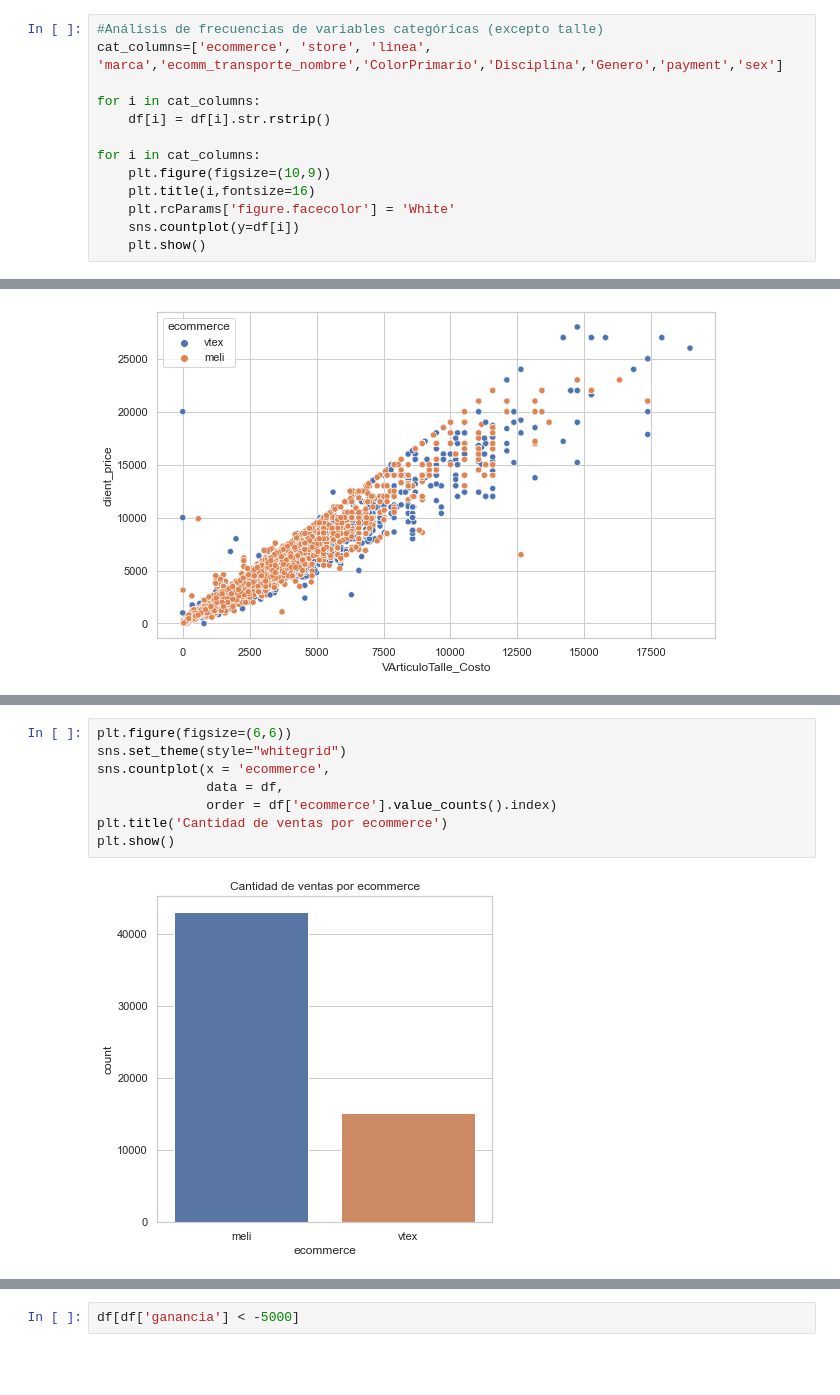
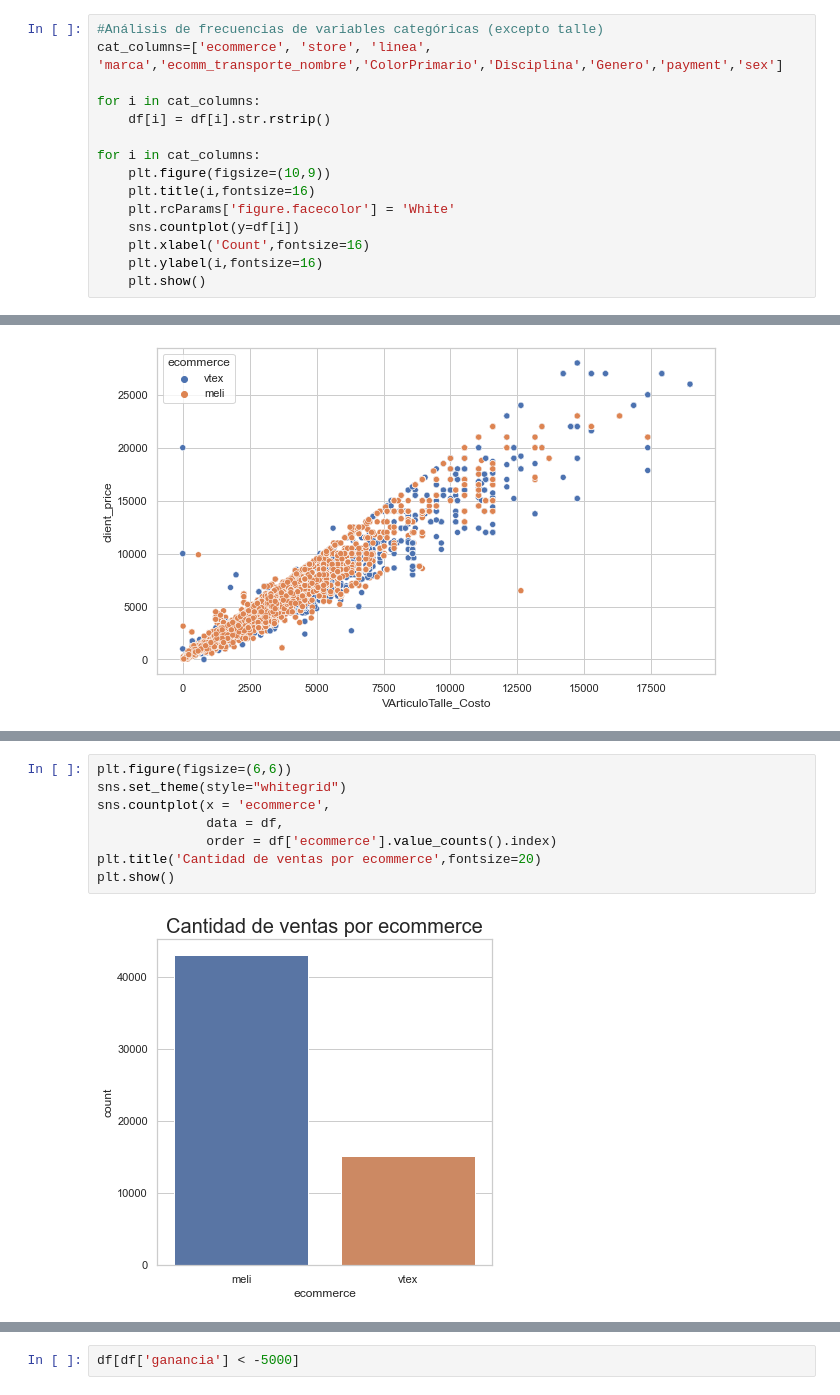
Before and after one commit to eliasguillermo/ds-ecommerce, a Jupyter notebook: Notebook/ecommerce.ipynb, the cells around one changed output, grey strips where cells are left out. Saved outputs shown, nothing was run; the diff lists cells and outputs as text; blank space fills up the shorter version.

```diff
--- a/Notebook/ecommerce.ipynb
+++ b/Notebook/ecommerce.ipynb
@@ -338,5 +409,7 @@ for i in cat_columns:
     plt.title(i,fontsize=16)
     plt.rcParams['figure.facecolor'] = 'White'
     sns.countplot(y=df[i])
+    plt.xlabel('Count',fontsize=16)
+    plt.ylabel(i,fontsize=16)
     plt.show()
 # %% [output]
@@ -418,13 +491,13 @@ plt.show()
 # %%
 plt.figure(figsize=(6,6))
 sns.set_theme(style="whitegrid")
 sns.countplot(x = 'ecommerce',
               data = df,
               order = df['ecommerce'].value_counts().index)
-plt.title('Cantidad de ventas por ecommerce')
+plt.title('Cantidad de ventas por ecommerce',fontsize=20)
 plt.show()
 # %% [output]
-[figure, old version]
+[figure, new version]
 # %%
 #Analizamos las ganancias por tienda
 cat = df[["store", "ganancia"]].groupby(['store'], as_index=False).sum().sort_values(by='ganancia', ascending=False)
```
Also changed, not shown: parts of 130 cells of this notebook, 1 other file.
